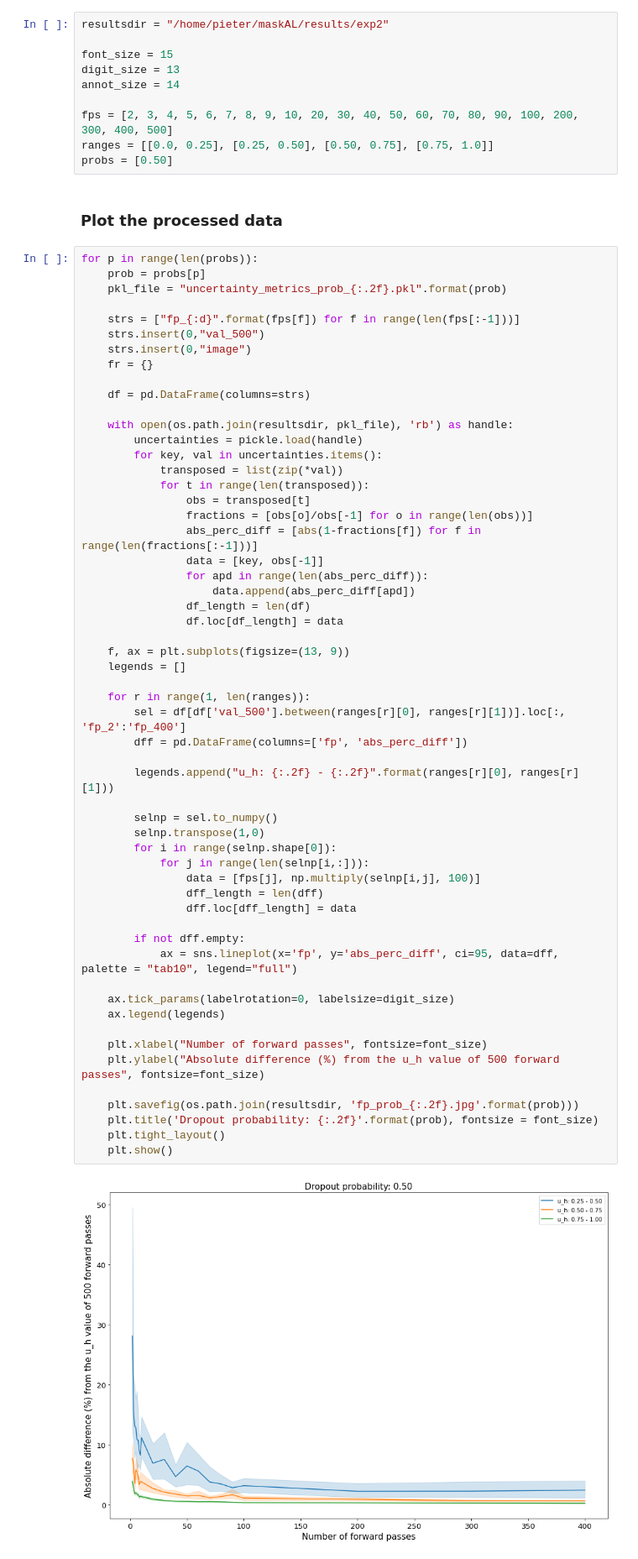
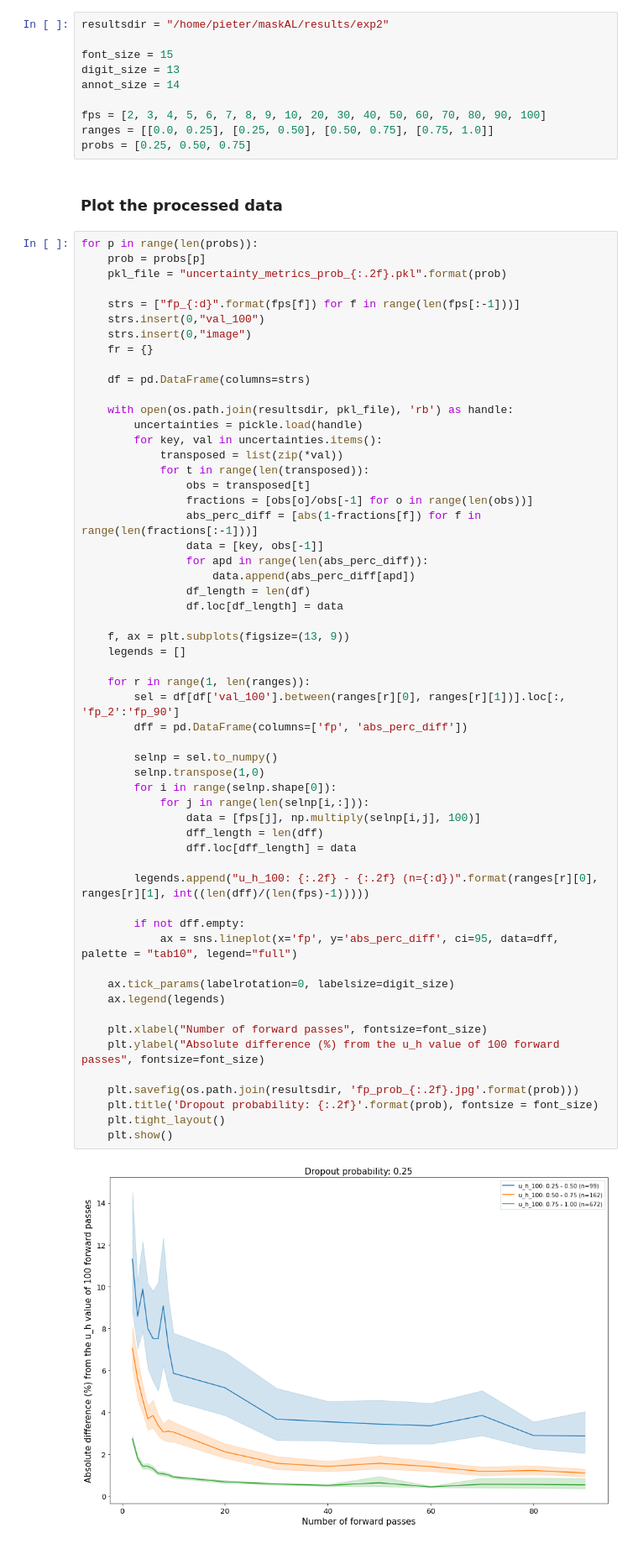
Before and after one commit to pieterblok/maskal, a Jupyter notebook: active_learning/utils/uncertainty_forward_passes_visualization.ipynb, the cells around one changed output. Shown at 84% size. Saved outputs shown, nothing was run; the diff lists cells and outputs as text.

Commit message:
updated visualization

```diff
--- a/active_learning/utils/uncertainty_forward_passes_visualization.ipynb
+++ b/active_learning/utils/uncertainty_forward_passes_visualization.ipynb
@@ -21,9 +21,9 @@ font_size = 15
 digit_size = 13
 annot_size = 14
 
-fps = [2, 3, 4, 5, 6, 7, 8, 9, 10, 20, 30, 40, 50, 60, 70, 80, 90, 100, 200, 300, 400, 500]
+fps = [2, 3, 4, 5, 6, 7, 8, 9, 10, 20, 30, 40, 50, 60, 70, 80, 90, 100]
 ranges = [[0.0, 0.25], [0.25, 0.50], [0.50, 0.75], [0.75, 1.0]]
-probs = [0.50]
+probs = [0.25, 0.50, 0.75]
 # %% [markdown]
 ### Plot the processed data
 # %%
@@ -32,7 +32,7 @@ for p in range(len(probs)):
     pkl_file = "uncertainty_metrics_prob_{:.2f}.pkl".format(prob)
 
     strs = ["fp_{:d}".format(fps[f]) for f in range(len(fps[:-1]))]
-    strs.insert(0,"val_500")
+    strs.insert(0,"val_100")
     strs.insert(0,"image")
     fr = {}
 
@@ -52,35 +52,35 @@ for p in range(len(probs)):
                 df_length = len(df)
                 df.loc[df_length] = data
 
     f, ax = plt.subplots(figsize=(13, 9))
     legends = []
 
     for r in range(1, len(ranges)):
-        sel = df[df['val_500'].between(ranges[r][0], ranges[r][1])].loc[:, 'fp_2':'fp_400']
+        sel = df[df['val_100'].between(ranges[r][0], ranges[r][1])].loc[:, 'fp_2':'fp_90']
         dff = pd.DataFrame(columns=['fp', 'abs_perc_diff'])
-
-        legends.append("u_h: {:.2f} - {:.2f}".format(ranges[r][0], ranges[r][1]))
 
         selnp = sel.to_numpy()
         selnp.transpose(1,0)
         for i in range(selnp.shape[0]):
             for j in range(len(selnp[i,:])):
                 data = [fps[j], np.multiply(selnp[i,j], 100)]
                 dff_length = len(dff)
                 dff.loc[dff_length] = data
 
+        legends.append("u_h_100: {:.2f} - {:.2f} (n={:d})".format(ranges[r][0], ranges[r][1], int((len(dff)/(len(fps)-1)))))
+
         if not dff.empty:
             ax = sns.lineplot(x='fp', y='abs_perc_diff', ci=95, data=dff, palette = "tab10", legend="full")
 
     ax.tick_params(labelrotation=0, labelsize=digit_size)
     ax.legend(legends)
 
     plt.xlabel("Number of forward passes", fontsize=font_size)
-    plt.ylabel("Absolute difference (%) from the u_h value of 500 forward passes", fontsize=font_size)
+    plt.ylabel("Absolute difference (%) from the u_h value of 100 forward passes", fontsize=font_size)
 
     plt.savefig(os.path.join(resultsdir, 'fp_prob_{:.2f}.jpg'.format(prob)))
     plt.title('Dropout probability: {:.2f}'.format(prob), fontsize = font_size)
     plt.tight_layout()
     plt.show()
 # %% [output]
-[figure, old version]
+[figure, new version]
```
Also changed, not shown: parts of 1 cell of this notebook.
